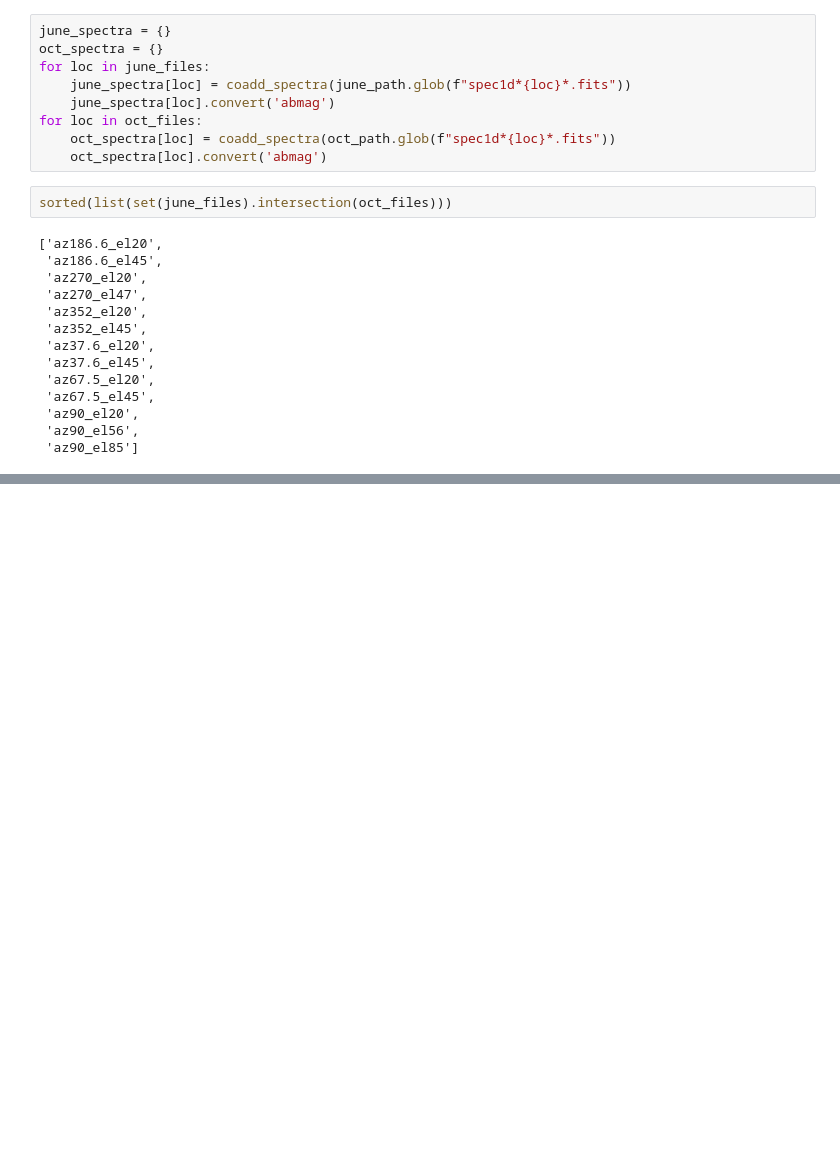
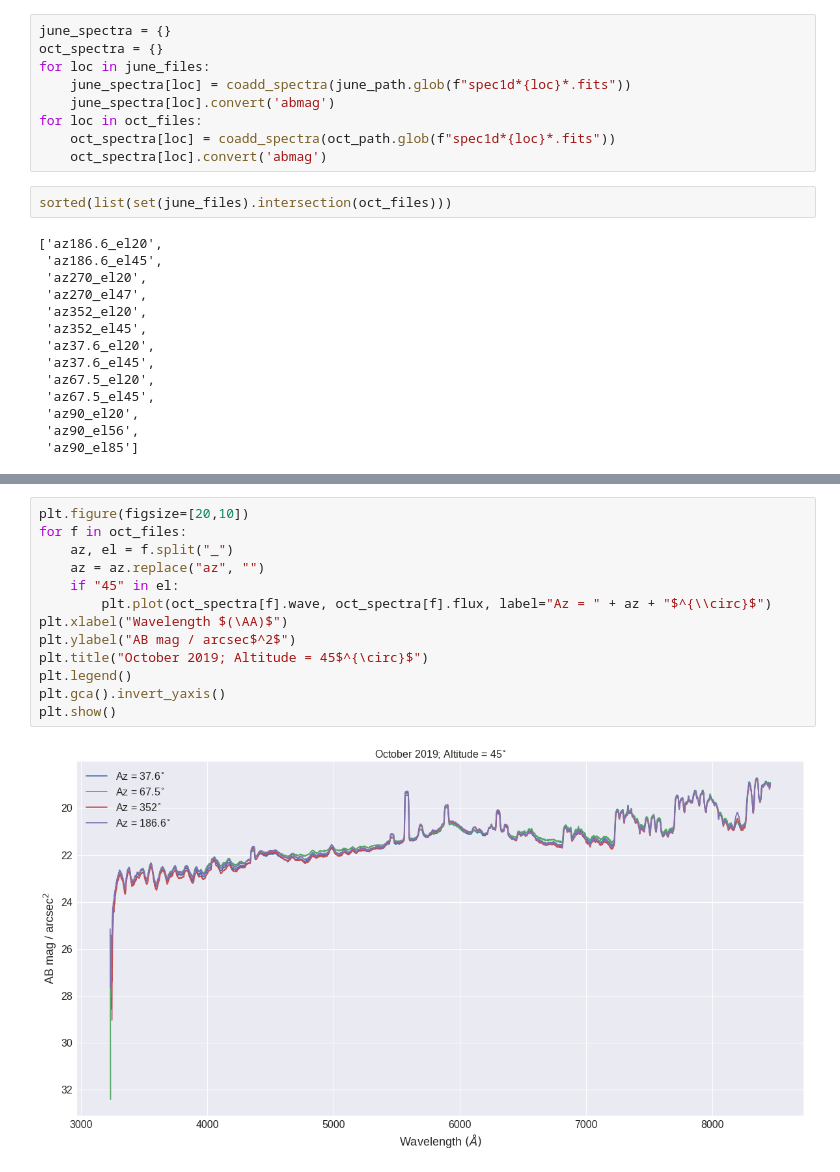
Before and after one commit to MMTObservatory/mmto_sky_brightness, a Jupyter notebook: sky_spectra.ipynb, the cells around one changed output, grey strips where cells are left out. Saved outputs shown, nothing was run; the diff lists cells and outputs as text; blank space fills up the shorter version.

```diff
--- a/sky_spectra.ipynb
+++ b/sky_spectra.ipynb
@@ -204,0 +250,15 @@ plt.show()
+# %%
+plt.figure(figsize=[20,10])
+for f in oct_files:
+    az, el = f.split("_")
+    az = az.replace("az", "")
+    if "45" in el:
+        plt.plot(oct_spectra[f].wave, oct_spectra[f].flux, label="Az = " + az + "$^{\\circ}$")
+plt.xlabel("Wavelength $(\AA)$")
+plt.ylabel("AB mag / arcsec$^2$")
+plt.title("October 2019; Altitude = 45$^{\circ}$")
+plt.legend()
+plt.gca().invert_yaxis()
+plt.show()
+# %% [output]
+[figure, added]
```
Also changed, not shown: parts of 7 cells of this notebook.
